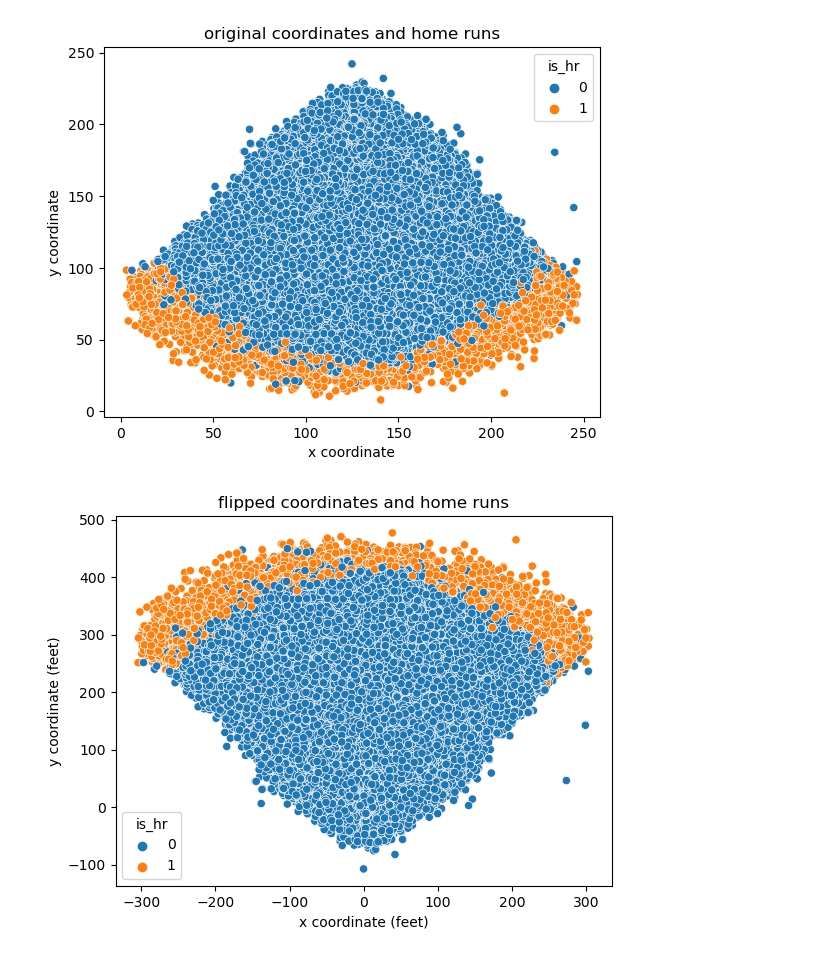
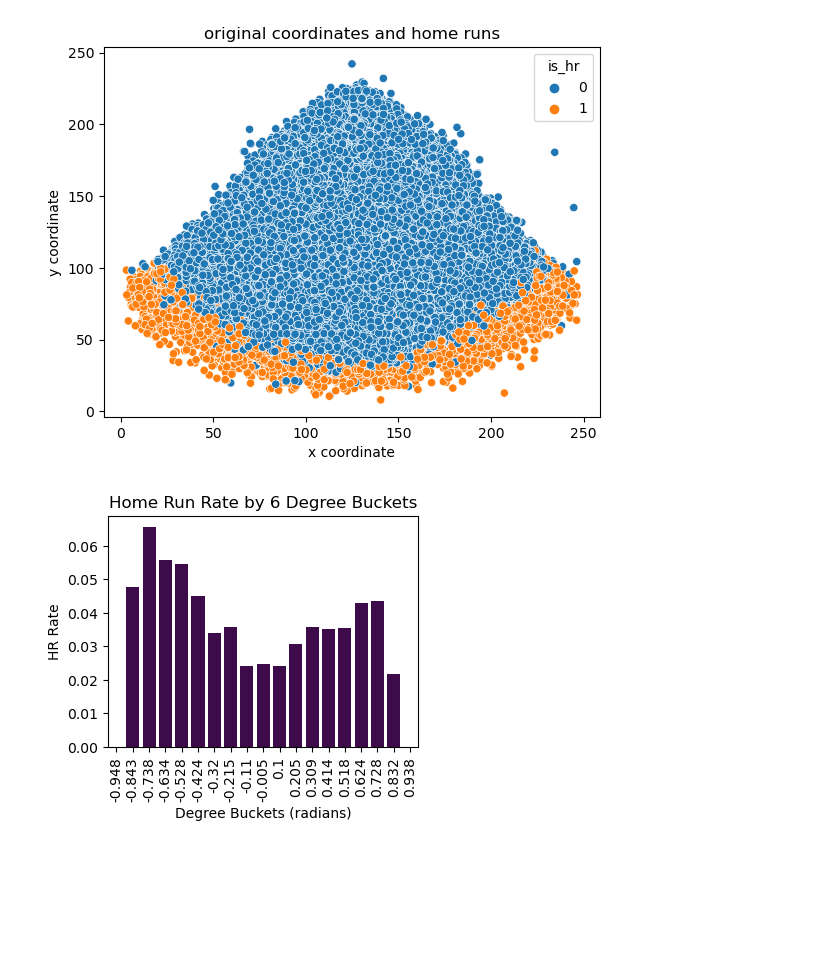
Before and after one commit to yaobviously/nick_wan_home_runs, a Jupyter notebook: home_run_submission.ipynb, the cells around one changed output. Drawn from its saved outputs; the diff is of its cells as text; code cells hidden in the pictures; blank space fills up the shorter version.

```diff
--- a/home_run_submission.ipynb
+++ b/home_run_submission.ipynb
@@ -59,12 +52,31 @@ df['lateral_movement'] = abs(df['pfx_x'])
-# %%
-fig, ax = plt.subplots()
-
-sns.scatterplot(x=df['hc_x_centered'], y=df['hc_y_flipped'], hue=df['is_hr'])
-plt.title("flipped coordinates and home runs")
-
-ax.set_xlabel("x coordinate (feet)")
-ax.set_ylabel("y coordinate (feet)")
-
-plt.show()
-# %% [output]
-[figure, removed]
+# %%
+# looking at another notebook, dividing the 'spray angle'
+# into buckets looks like a neat idea
+
+# converting degrees to radians for plot
+DEGREE_OF_INTEREST = 6
+
+radians = DEGREE_OF_INTEREST * (np.pi / 180)
+
+# examining home run rate by radian bucket
+radian_buckets = (
+    df
+    .groupby(pd.cut(df['angle_radians'], bins=np.arange(-1, 1, radians)))['is_hr']
+    .mean()
+    .reset_index()
+)
+
+radian_buckets.columns = ['bin_bucket', 'hr_rate']
+radian_buckets['bin_bucket_median'] = radian_buckets['bin_bucket'].apply(lambda x: round(x.mid, 3))
+
+fig, ax = plt.subplots(figsize=(4,3))
+
+sns.barplot(data=radian_buckets, x='bin_bucket_median', y='hr_rate', ax=ax, color='#440154')
+
+plt.title(f"Home Run Rate by {DEGREE_OF_INTEREST} Degree Buckets")
+plt.ylabel("HR Rate")
+plt.xlabel("Degree Buckets (radians)")
+plt.xticks(rotation=90)
+plt.show()
+# %% [output]
+[figure, added]
```
Also changed, not shown: parts of 27 cells of this notebook.
